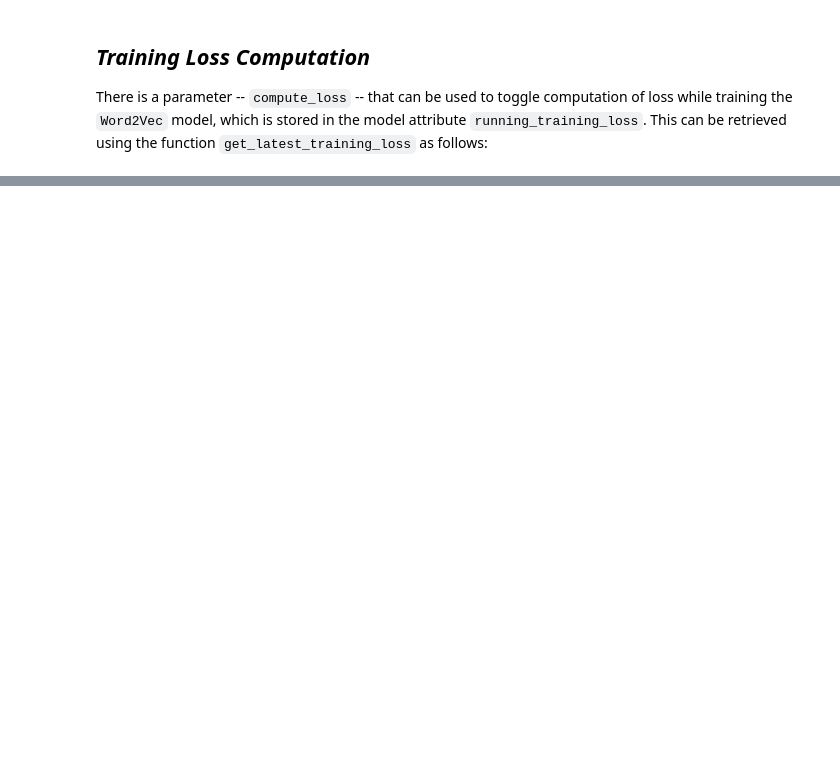
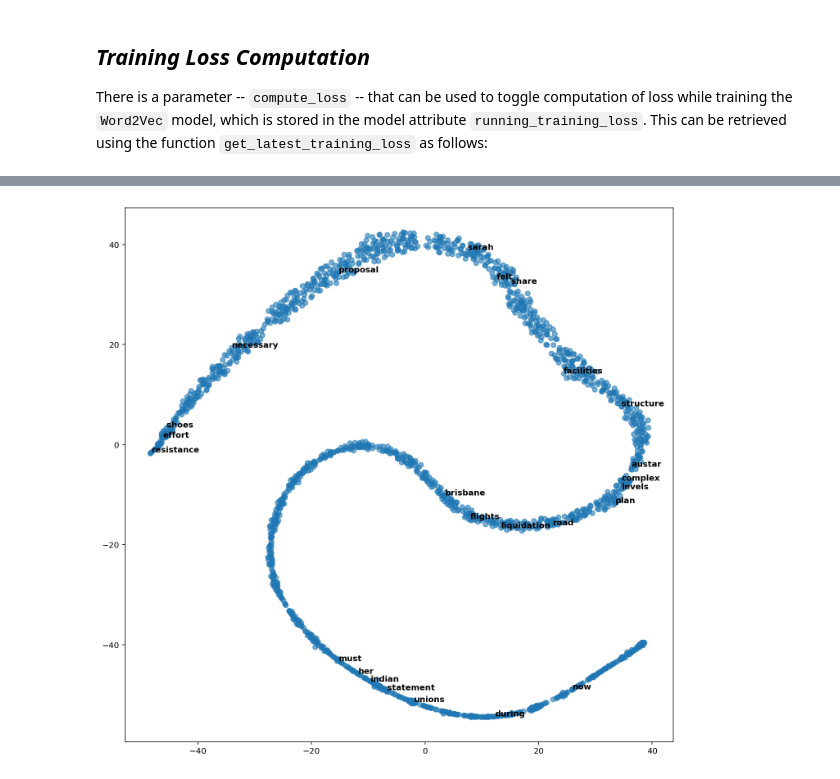
Before and after one commit to earny-joe/learning, a Jupyter notebook: gensim/word2vec-tutorial.ipynb, the cells around one changed output, grey strips where cells are left out. Drawn from its saved outputs; the diff is of its cells as text; code cells hidden in the pictures; blank space fills up the shorter version.

Commit message:
finished gensim word2vec tutorial

```diff
--- a/gensim/word2vec-tutorial.ipynb
+++ b/gensim/word2vec-tutorial.ipynb
@@ -240,0 +381,3 @@ print(training_loss)
+# %%
+import time
+words = ['voted', 'few', 'their', 'around']
@@ -240,0 +427,43 @@ print(training_loss)
+# %%
+from sklearn.decomposition import IncrementalPCA
+from sklearn.manifold import TSNE
+import numpy as np
+
+def reduce_dimensions(model):
+    num_dimensions = 2 # 2-dimensional
+    vectors = [] # positions in vector space
+    labels = [] # keep track of words to label our data again later
+    for word in model.wv.vocab:
+        vectors.append(model.wv[word])
+        labels.append(word)
+
+    # convert both lists into numpy vectors for reduction
+    vectors = np.asarray(vectors)
+    labels = np.asarray(labels)
+
+    # reduce using t-SNE
+    tsne = TSNE(n_components=num_dimensions, random_state=0)
+    vectors = tsne.fit_transform(vectors)
+
+    x_vals = [v[0] for v in vectors]
+    y_vals = [v[1] for v in vectors]
+    return x_vals, y_vals, labels
+
+x_vals, y_vals, labels = reduce_dimensions(model)
+# %%
+import matplotlib.pyplot as plt
+import random
+
+def plot_with_matplotlib(x_vals, y_vals, labels):
+    random.seed(1)
+    plt.figure(figsize=(12,12))
+    plt.scatter(x_vals, y_vals, alpha=0.6)
+    # label randomly subsampled 25 data points
+    indices = list(range(len(labels)))
+    selected_indices = random.sample(indices, 25)
+    for i in selected_indices:
+        plt.annotate(labels[i], (x_vals[i], y_vals[i]), fontweight='bold')
+
+plot_with_matplotlib(x_vals, y_vals, labels)
+# %% [output]
+[figure, added]
```
Also changed, not shown: parts of 15 cells of this notebook, 1 other file.
